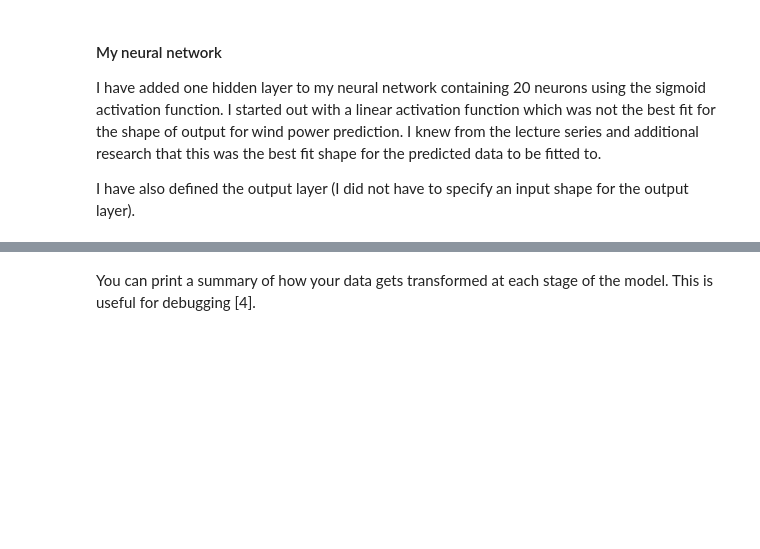
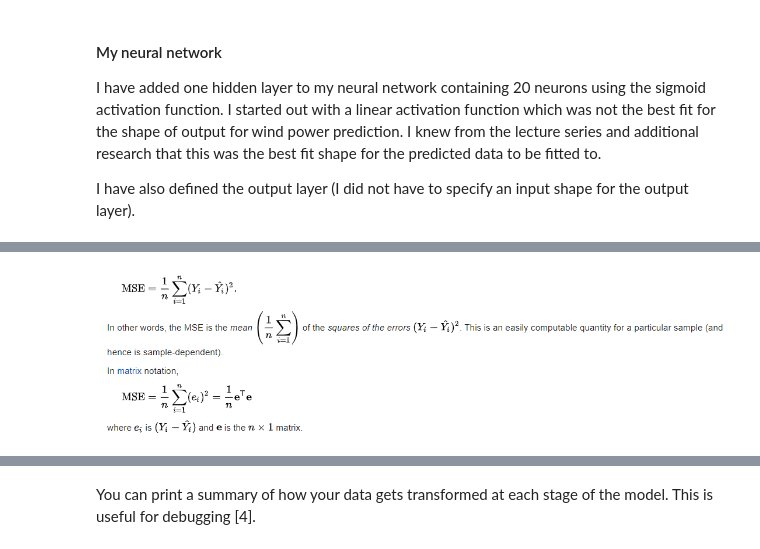
Before and after one commit to johndunne2019/Machine-Learning-and-Statistics-Project-2020, a Jupyter notebook: Project-Machine-Learning-Statistics.ipynb, the cells around one changed output, grey strips where cells are left out. Drawn from its saved outputs; the diff is of its cells as text; code cells hidden in the pictures; blank space fills up the shorter version.

Commit message:
Added some further markdown and an image of the mean squared error loss function to section 3.5 - Compile the mode

```diff
--- a/Project-Machine-Learning-Statistics.ipynb
+++ b/Project-Machine-Learning-Statistics.ipynb
@@ -724,0 +737,5 @@ The loss and optimizer should be defined when compiling the model.
+# %%
+# image sourced from [21]
+Image(filename = "img/meansquareerror.png", width = 800, height = 400)
+# %% [output]
+[figure, added]
```
Also changed, not shown: parts of 4 cells of this notebook, 1 other file.
